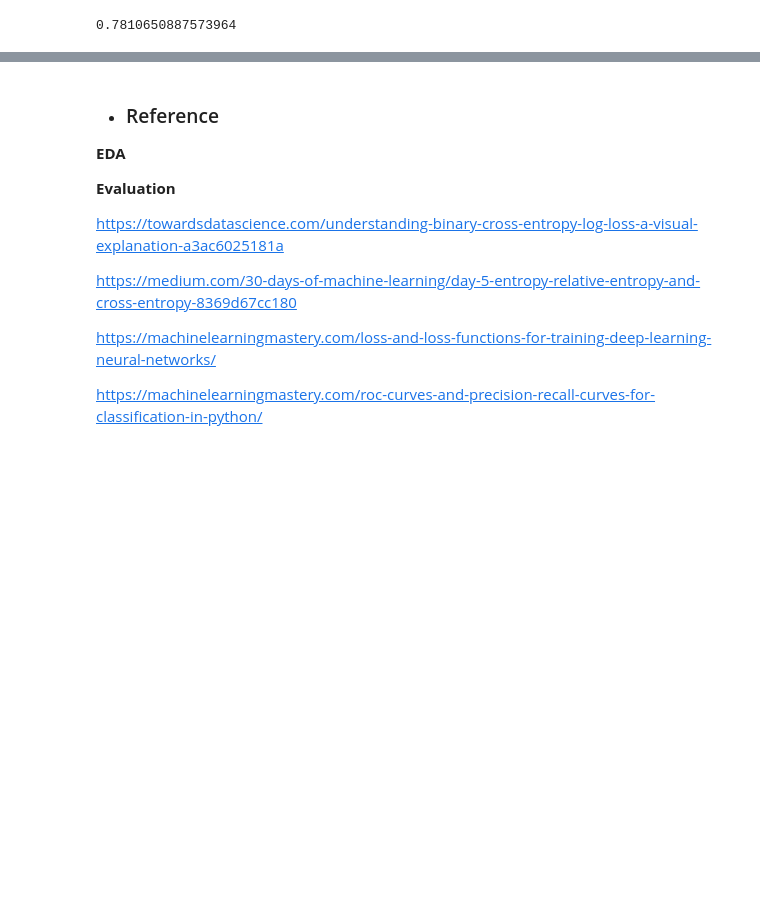
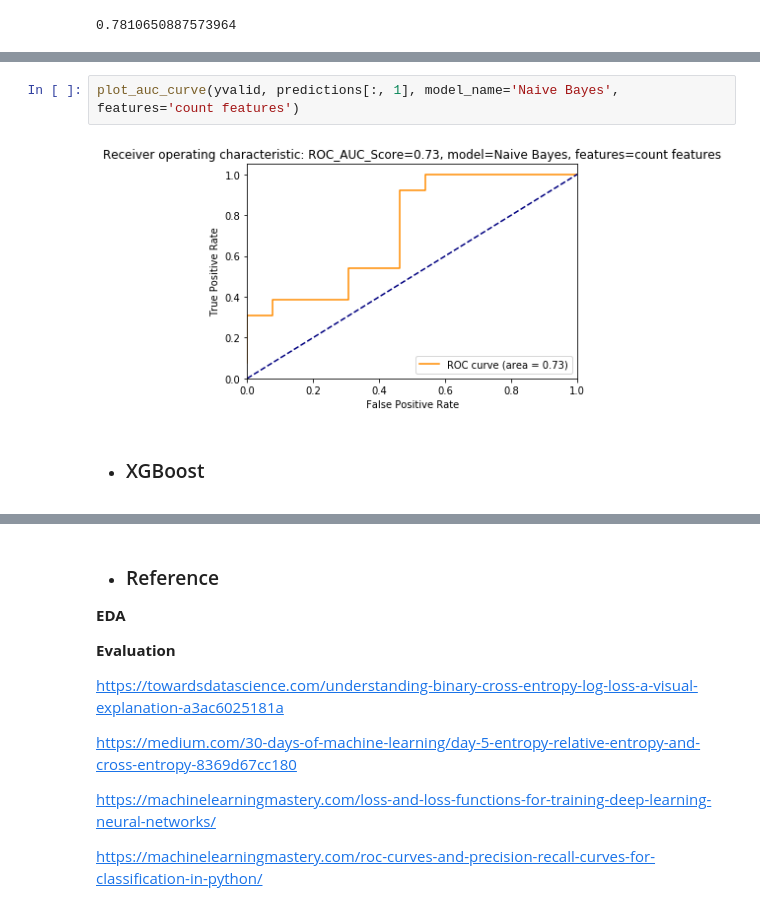
Before and after one commit to ck-unifr/german-wings-airline-challenge, a Jupyter notebook: german-wings-review.ipynb, the cells around one changed output, grey strips where cells are left out. Drawn from its saved outputs; the diff is of its cells as text; blank space fills up the shorter version.

```diff
--- a/german-wings-review.ipynb
+++ b/german-wings-review.ipynb
@@ -775,0 +825,6 @@ roc_auc_score(yvalid, predictions[:, 1])
+# %%
+plot_auc_curve(yvalid, predictions[:, 1], model_name='Naive Bayes',  features='count features')
+# %% [output]
+[figure, added]
+# %% [markdown]
+- ### XGBoost
```
Also changed, not shown: parts of 19 cells of this notebook.
